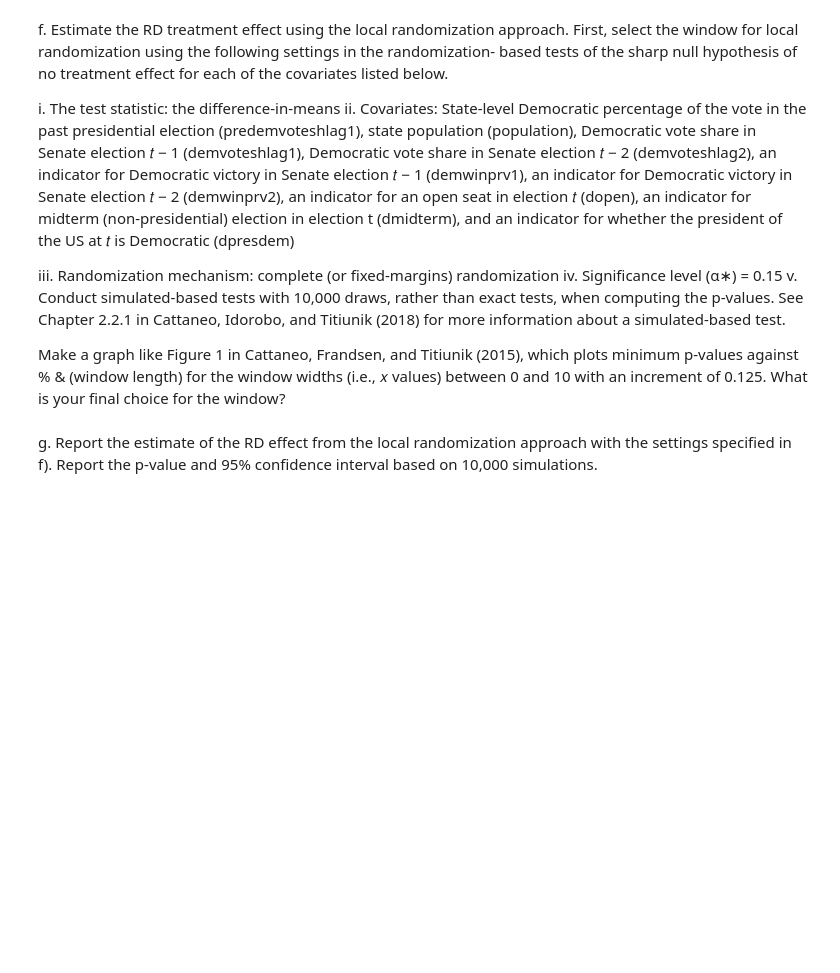
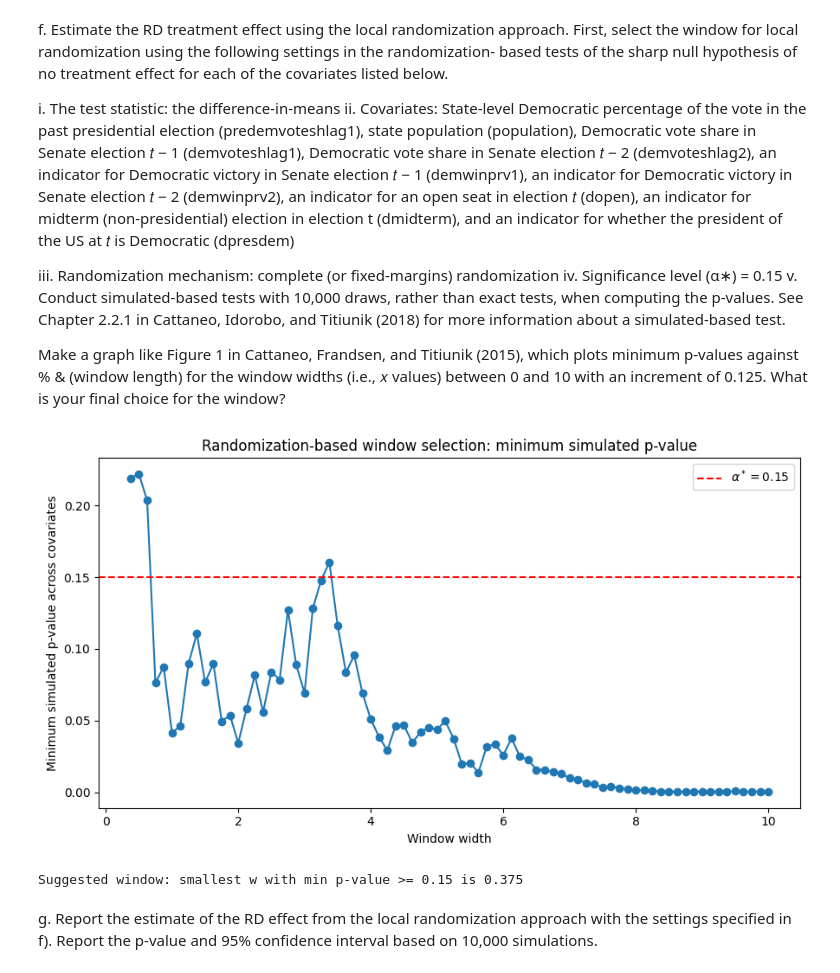
Before and after one commit to antaechan/econometrics, a Jupyter notebook: hw34.ipynb, the cells around one changed output. Cells and saved outputs as stored; diff of their text form; code cells hidden in the pictures; blank space fills up the shorter version.

```diff
--- a/hw34.ipynb
+++ b/hw34.ipynb
@@ -1290,0 +1465,2 @@ error.
+# %%
+df = df.dropna()
@@ -1316,6 +1710,78 @@ Make a graph like Figure 1 in Cattaneo, Frandsen, and Titiunik (2015), which plo
 minimum p-values against %
 & (window length) for the window widths (i.e., 𝑥 values)
 between 0 and 10 with an increment of 0.125. What is your final choice for the window?
+# %%
+import numpy as np
+import pandas as pd
+from tqdm import tqdm
+import matplotlib.pyplot as plt
+
+# NOTE: Assume working DataFrame is named df and contains all the relevant variables
+# See covariate list from the prompt
+covariates = [
+    'presdemvoteshlag1', 'population', 'demvoteshlag1', 'demvoteshlag2',
+    'demwinprv1', 'demwinprv2', 'dopen', 'dmidterm', 'dpresdem'
+]
+running = "demmv"
+treatment = "demwin"
+cutoff = 0
+
+# window search grid from 0 to 10, step 0.125
+w_grid = np.arange(0, 10.125, 0.125)
+np.random.seed(42)
+
+min_pvalues = []
+
+for w in tqdm(w_grid, desc="Searching window width"):
+    # select data within window
+    window_mask = np.abs(df[running] - cutoff) <= w
+    data_window = df[window_mask].copy()
+    if data_window.shape[0] < 10:  # skip too tiny windows
+        min_pvalues.append(np.nan)
+        continue
+    treat = (data_window[running] >= cutoff).astype(int).values
+    pvals = []
+    n = len(data_window)
+    n1 = treat.sum()
+    n0 = n - n1
+
+    for var in covariates:
+        y = data_window[var].values
+        obs_stat = y[treat == 1].mean() - y[treat == 0].mean()
+        # Simulate the randomization distribution
+        sim_stats = []
+        for _ in range(10000):
+            fake_treat = np.zeros(n)
+            fake_treat[:n1] = 1
+            np.random.shuffle(fake_treat)
+            sim_stat = y[fake_treat == 1].mean() - y[fake_treat == 0].mean()
+            sim_stats.append(sim_stat)
+        sim_stats = np.array(sim_stats)
+        # Two-sided p-value
+        pval = (np.abs(sim_stats) >= np.abs(obs_stat)).mean()
+        pvals.append(pval)
+    min_pvalues.append(np.nanmin(pvals))
+
+# Plot: window width (w_grid) vs min p-value
+plt.figure(figsize=(9, 5))
+plt.plot(w_grid, min_pvalues, marker='o', linestyle='-')
+plt.axhline(0.15, color='red', linestyle='--', label=r'$\alpha^* = 0.15$')
+plt.xlabel('Window width')
+plt.ylabel('Minimum simulated p-value across covariates')
+plt.title('Randomization-based window selection: minimum simulated p-value')
+plt.legend()
+plt.tight_layout()
+plt.show()
+
+# Print the optimal window(s) suggestion
+valid_ws = w_grid[np.array(min_pvalues) >= 0.15]
+if len(valid_ws) > 0:
+    print(f"Suggested window: smallest w with min p-value >= 0.15 is {valid_ws[0]:.3f}")
+else:
+    print("No window meets the significance threshold (alpha^*). Consider relaxing the requirement or inspecting the results.")
+# %% [output]
+[figure, added]
+Suggested window: smallest w with min p-value >= 0.15 is 0.375
 # %% [markdown]
 g. Report the estimate of the RD effect from the local randomization approach with the
 settings specified in f). Report the p-value and 95% confidence interval based on 10,000
```
Also changed, not shown: parts of 13 cells of this notebook.
